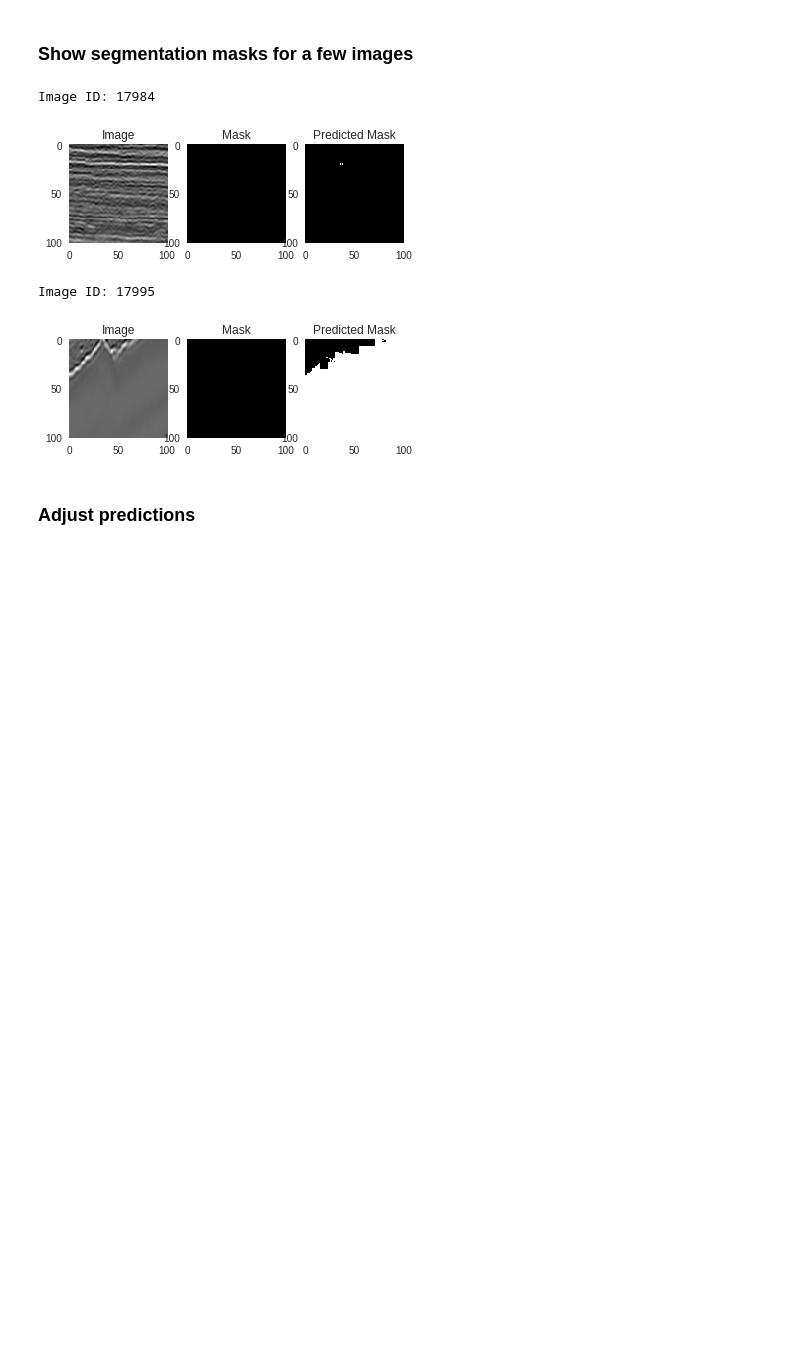
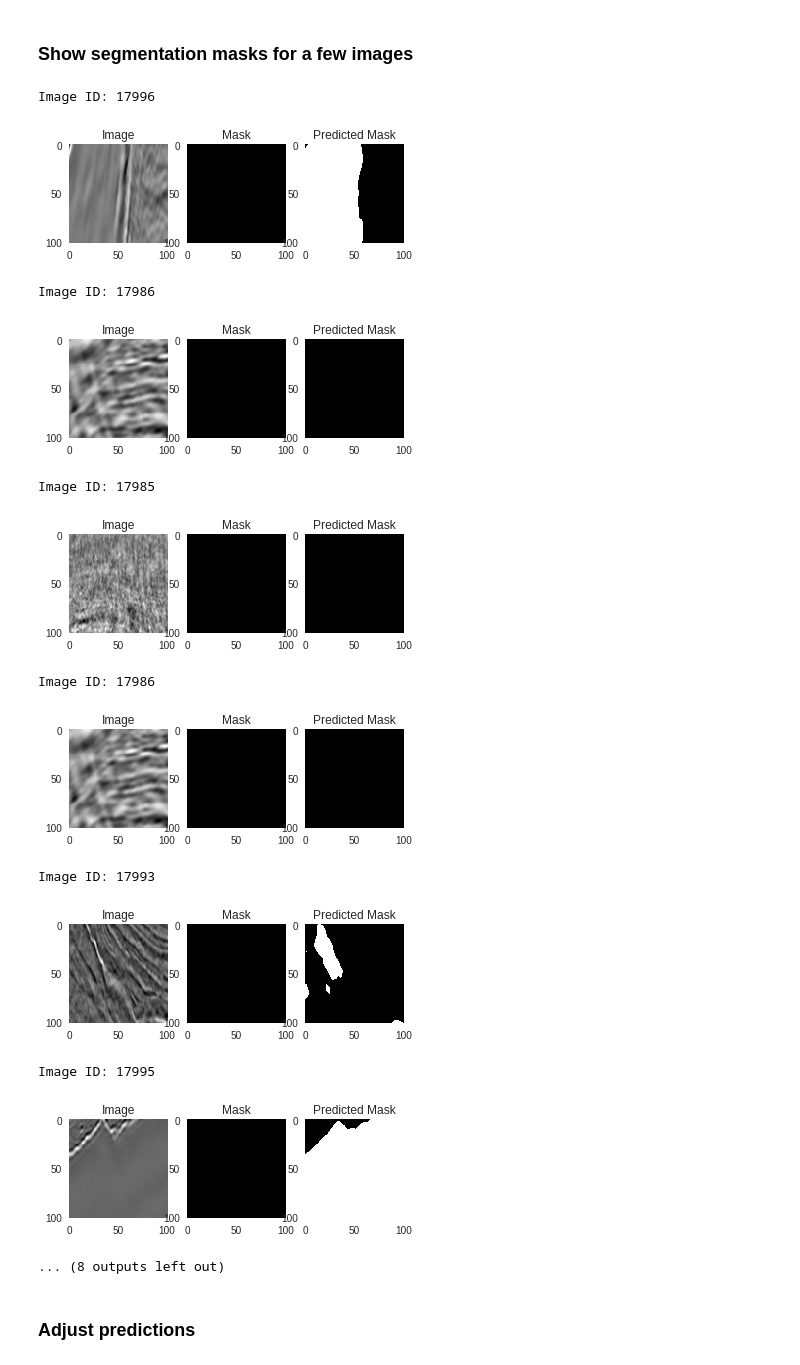
Before and after one commit to allen-q/pytorch-learning, a Jupyter notebook: kaggle/salt/salt_model_unet_V6.ipynb, the cells around one changed output. Drawn from its saved outputs; the diff is of its cells as text; code cells hidden in the pictures; blank space fills up the shorter version.

```diff
--- a/kaggle/salt/salt_model_unet_V6.ipynb
+++ b/kaggle/salt/salt_model_unet_V6.ipynb
@@ -320,7 +318,7 @@ assert saltnet.training == False
 #y_val = y_val[:64]
 #depth_val = depth_val[:64]
 # %%
-val_dataLoader = DataLoader(SaltDataset(X_val, y_val, depth_val, X_train_mean_img), batch_size=64)
+val_dataLoader = DataLoader(SaltDataset(X_val, y_val, depth_val, X_train_mean_img, img_out_size=128), batch_size=16)
 # %%
 y_val_pred = []
 
@@ -333,7 +331,7 @@ y_val_pred.shape
 # %% [output]
 torch.Size([800, 101, 101])
 # %%
-for i in range(2):
+for i in range(10):
     rand_id = np.random.choice(X_val_id_batch)
     print(f'Image ID: {rand_id}')
     val_img = X_val[rand_id]
@@ -361,7 +395,7 @@ IOU score before: 0.375375, IOU Score after:0.641125
 ## Make predictions on test set
 # %%
 #test_dataLoader = DataLoader(SaltDataset(np_test[:10], None, depth_test, X_train_mean_img), batch_size=4)
-test_dataLoader = DataLoader(SaltDataset(np_test, None, depth_test, X_train_mean_img), batch_size=64)
+test_dataLoader = DataLoader(SaltDataset(X_test, None, depth_test, X_train_mean_img, img_out_size=128), batch_size=16)
 # %%
 y_test_pred_raw = []
 with torch.no_grad():
@@ -379,17 +413,26 @@ torch.Size([18000, 101, 101])
 # %% [markdown]
 ### Show segmentation masks for a few images
 # %%
-for i in range(2):
+for i in range(10):
     rand_id = np.random.choice(X_test_id_batch)
     print(f'Image ID: {rand_id}')
-    img = np_test[rand_id]
+    img = X_test[rand_id]
     mask_pred = y_test_pred.ge(0.5)[rand_id]
     plot_img_mask_pred(img, np.zeros_like(mask_pred), mask_pred)
 # %% [output]
-Image ID: 17984
+Image ID: 17996
-[figure, old version]
+[figure, new version]
-Image ID: 17995
+Image ID: 17986
-[figure, old version]
+[figure, new version]
+Image ID: 17985
+[figure, added]
+Image ID: 17986
+[figure, added]
+Image ID: 17993
+[figure, added]
+Image ID: 17995
+[figure, added]
+... (8 outputs left out)
 # %% [markdown]
 ### Adjust predictions
 # %%
```
Also changed, not shown: parts of 45 cells of this notebook.
